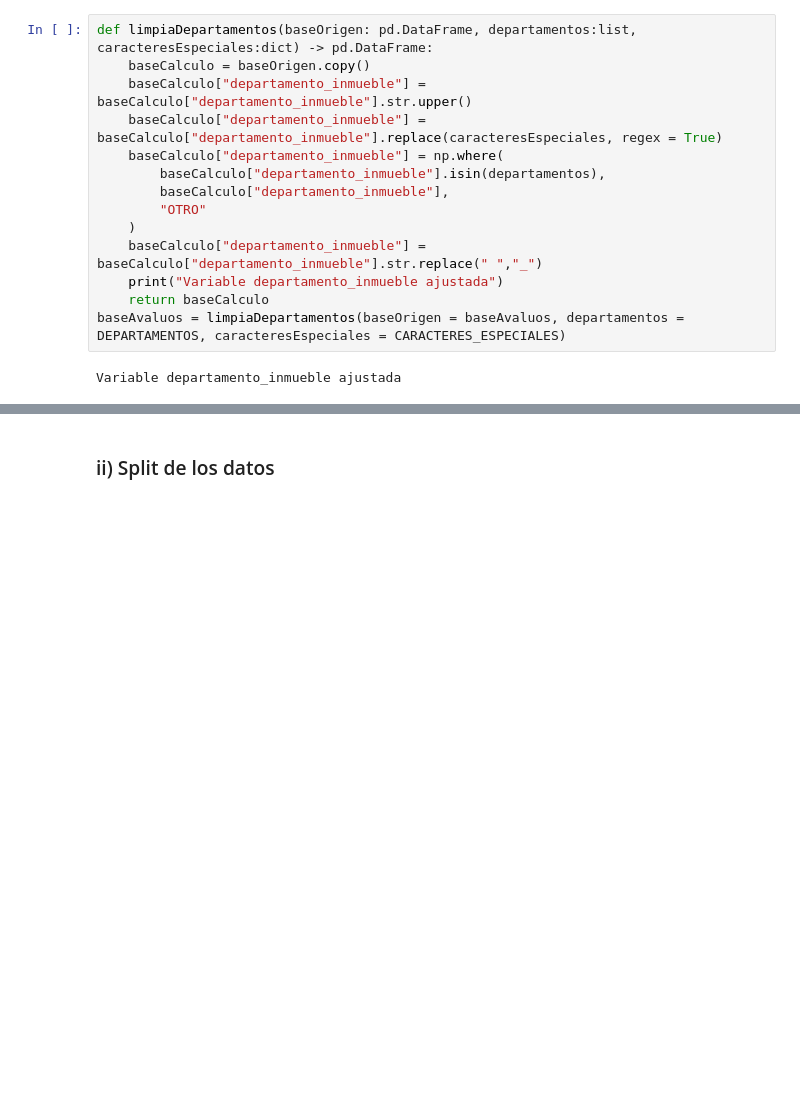
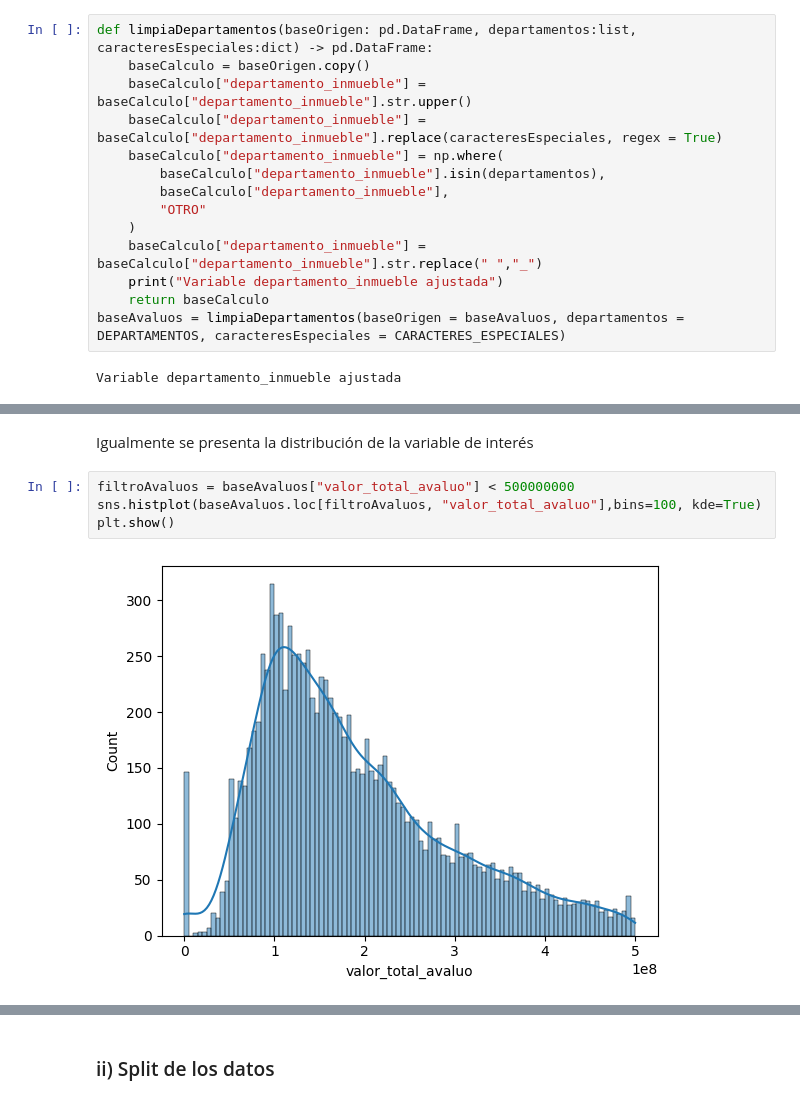
Before and after one commit to juancalderonde/forecast-home-prices, a Jupyter notebook: main.ipynb, the cells around one changed output, grey strips where cells are left out. Saved outputs shown, nothing was run; the diff lists cells and outputs as text; blank space fills up the shorter version.

```diff
--- a/main.ipynb
+++ b/main.ipynb
@@ -305,0 +339,8 @@ Se realiza el split de los datos entre entrenamiento y validacion, adicionalment
+# %% [markdown]
+Igualmente se presenta la distribución de la variable de interés
+# %%
+filtroAvaluos = baseAvaluos["valor_total_avaluo"] < 500000000
+sns.histplot(baseAvaluos.loc[filtroAvaluos, "valor_total_avaluo"],bins=100, kde=True)
+plt.show()
+# %% [output]
+[figure, added]
```
Also changed, not shown: parts of 15 cells of this notebook.
